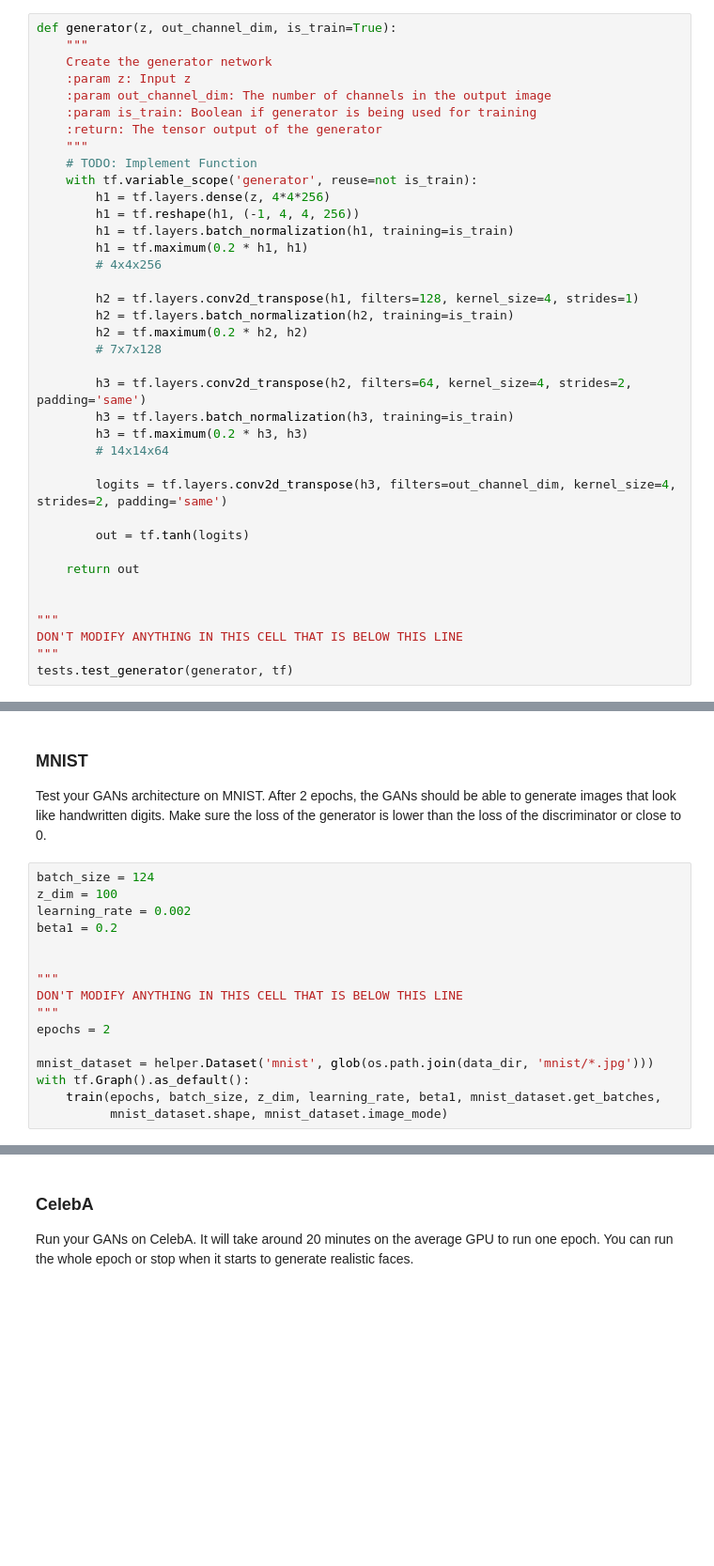
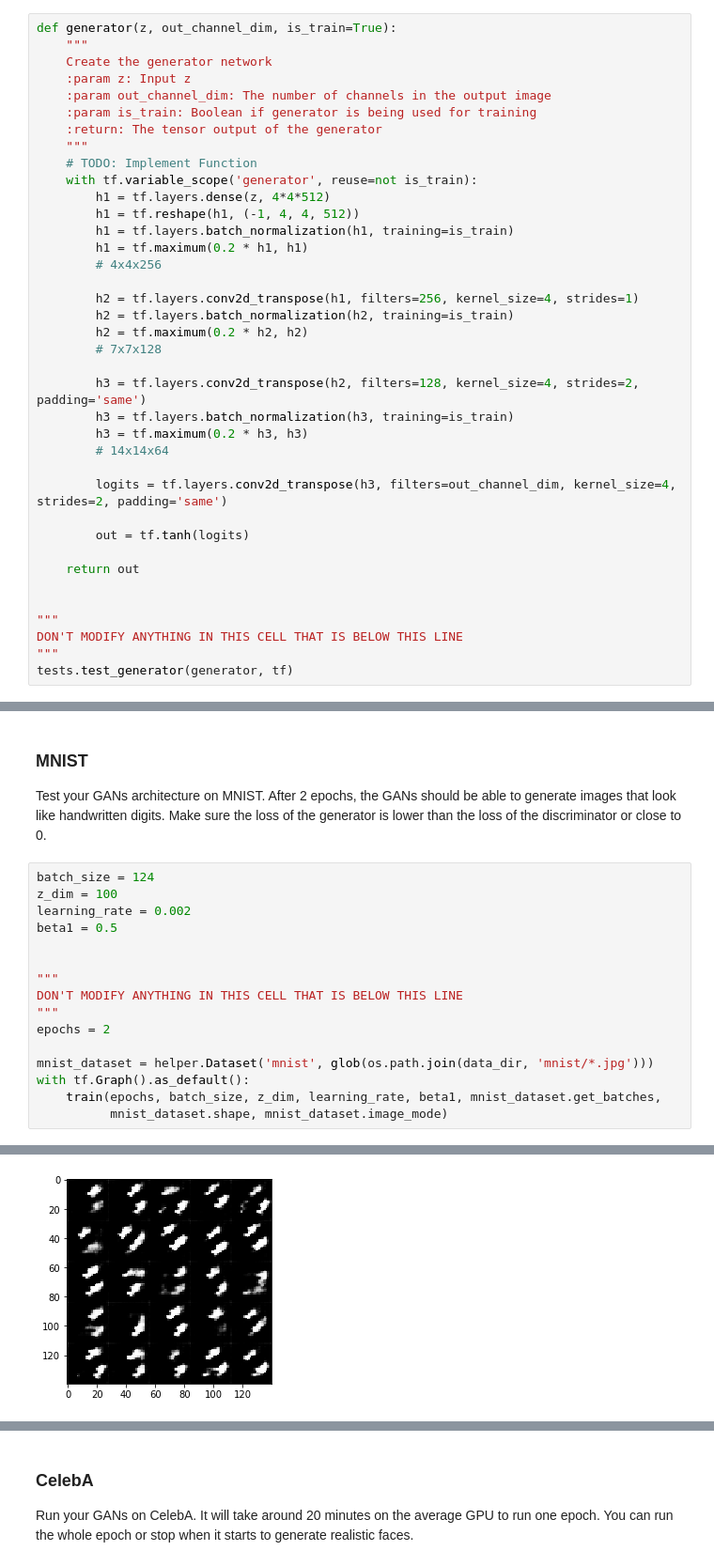
Before and after one commit to MarlonJhow/face_generation, a Jupyter notebook: dlnd_face_generation.ipynb, the cells around one changed output, grey strips where cells are left out. Shown at 94% size. Drawn from its saved outputs; the diff is of its cells as text; blank space fills up the shorter version.

```diff
--- a/dlnd_face_generation.ipynb
+++ b/dlnd_face_generation.ipynb
@@ -185,18 +201,18 @@ def generator(z, out_channel_dim, is_train=True):
     """
     # TODO: Implement Function
     with tf.variable_scope('generator', reuse=not is_train):
-        h1 = tf.layers.dense(z, 4*4*256)
-        h1 = tf.reshape(h1, (-1, 4, 4, 256))
+        h1 = tf.layers.dense(z, 4*4*512)
+        h1 = tf.reshape(h1, (-1, 4, 4, 512))
         h1 = tf.layers.batch_normalization(h1, training=is_train)
         h1 = tf.maximum(0.2 * h1, h1)
         # 4x4x256
 
-        h2 = tf.layers.conv2d_transpose(h1, filters=128, kernel_size=4, strides=1)
+        h2 = tf.layers.conv2d_transpose(h1, filters=256, kernel_size=4, strides=1)
         h2 = tf.layers.batch_normalization(h2, training=is_train)
         h2 = tf.maximum(0.2 * h2, h2)
         # 7x7x128
 
-        h3 = tf.layers.conv2d_transpose(h2, filters=64, kernel_size=4, strides=2, padding='same')
+        h3 = tf.layers.conv2d_transpose(h2, filters=128, kernel_size=4, strides=2, padding='same')
         h3 = tf.layers.batch_normalization(h3, training=is_train)
         h3 = tf.maximum(0.2 * h3, h3)
         # 14x14x64
@@ -372,7 +388,7 @@ Test your GANs architecture on MNIST.  After 2 epochs, the GANs should be able t
 batch_size = 124
 z_dim = 100
 learning_rate = 0.002
-beta1 = 0.2
+beta1 = 0.5
 
 
 """
@@ -391,0 +417 @@ Epoch 1/2... Discriminator Loss: 1.3611... Generator Loss: 0.7191
+[figure, added]
```
Also changed, not shown: parts of 6 cells of this notebook.
